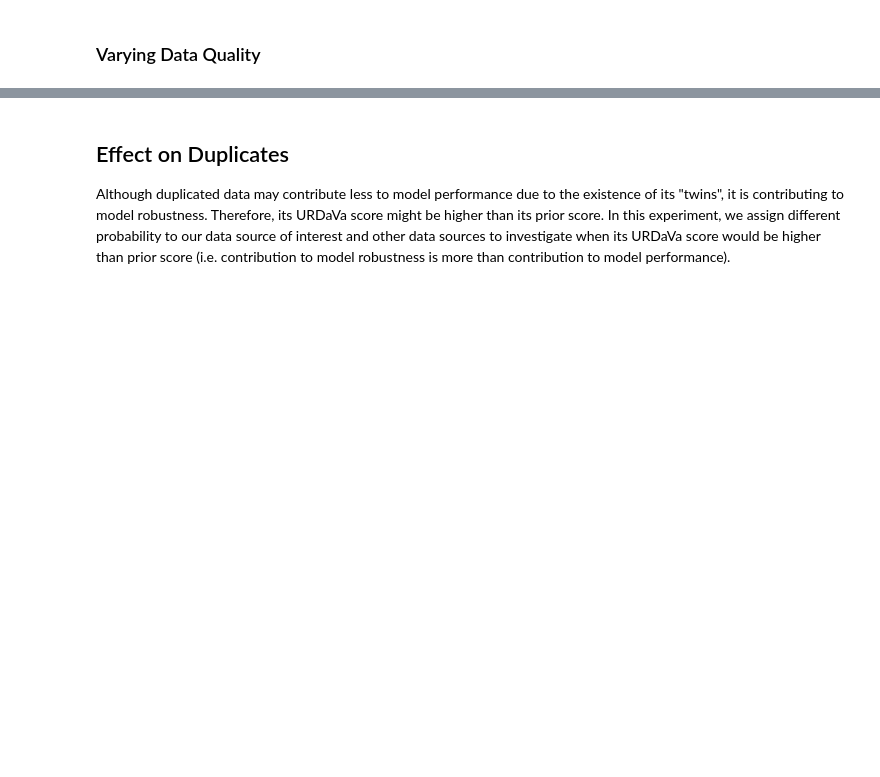
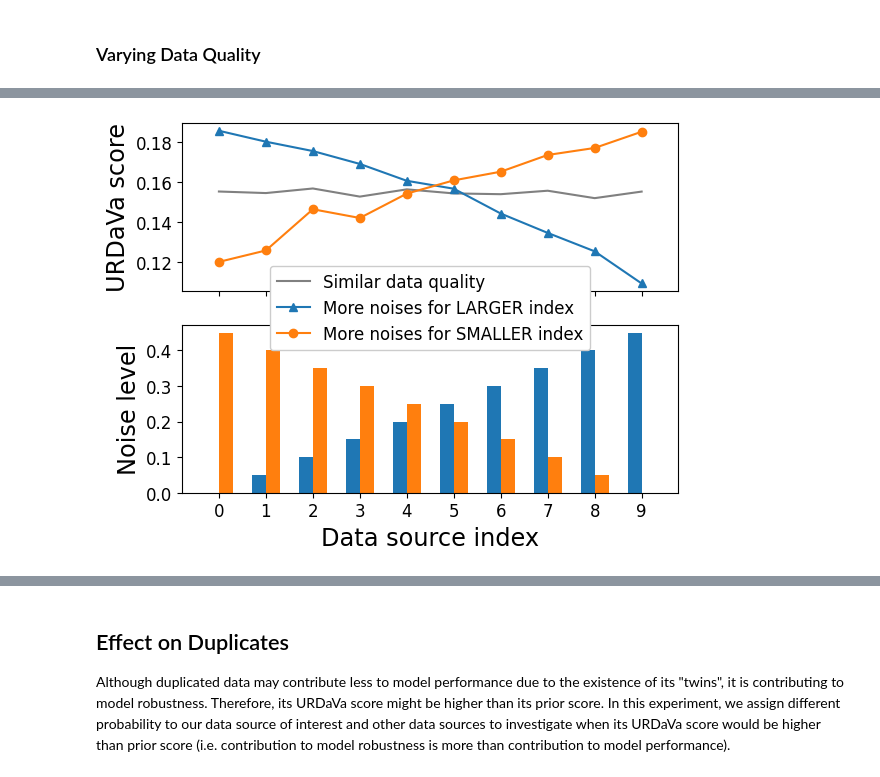
Before and after one commit to snoidetx/derdava, a Jupyter notebook: main.ipynb, the cells around one changed output, grey strips where cells are left out. Drawn from its saved outputs; the diff is of its cells as text; code cells hidden in the pictures; blank space fills up the shorter version.

```diff
--- a/main.ipynb
+++ b/main.ipynb
@@ -228,3 +281,41 @@ ModuleNotFoundError: No module named 'matplotlib'
 # %%
-! pip3 install -r requirements.txt
+import numpy as np
+import os
+
+average_values = {0: 0.15512692432497327, 1: 0.1543477473350852, 2: 0.15664053667962483, 3: 0.1525765943341781, 4: 0.1562011386809955, 5: 0.15417399693725028, 6: 0.15378311942344713, 7: 0.15551906263508425, 8: 0.15180171978543996, 9: 0.1550897677820985}
+average_noisy_values = {0: 0.18554677912663575, 1: 0.18006997100207275, 2: 0.17538631236959387, 3: 0.1689382655647281, 4: 0.16048767448002593, 5: 0.1565291514341094, 6: 0.14409837427639116, 7: 0.13439416162185294, 8: 0.12516949712686073, 9: 0.10906972432647982}
+average_reverse_noisy_values = {0: 0.11988322622868014, 1: 0.1256083455868866, 2: 0.14624139484327428, 3: 0.1418714286473511, 4: 0.15407112915406437, 5: 0.1607097266948841, 6: 0.16504726656574079, 7: 0.17342299875810344, 8: 0.17693406269679915, 9: 0.18504846208089276}
+
+fig, ax = plt.subplots(2, sharex=True)
+line, = ax[0].plot(average_values.values(), color="grey")
+line.set_label("Similar data quality")
+noisy_line, = ax[0].plot(average_noisy_values.values(), marker="^", color="C0")
+noisy_line.set_label("More noises for LARGER index")
+reverse_noisy_line, = ax[0].plot(average_reverse_noisy_values.values(), marker="o", color="C1")
+reverse_noisy_line.set_label("More noises for SMALLER index")
+ax[0].legend(loc="lower center", fontsize="large", bbox_to_anchor=(0.5,-0.4), facecolor='white', framealpha=1)
+ax[0].set_ylabel("URDaVa score", fontsize='xx-large')
+ax[1].set_xlabel("Data source index", fontsize='xx-large')
+ax[1].set_xticks(ticks=list(range(NUM_OF_DATA_SOURCES)))
+ax[1].set_ylabel("Noise level", fontsize='xx-large')
+width = 0.3
+multiplier = 0
+x = np.arange(NUM_OF_DATA_SOURCES)
+noises = [0.05*i for i in range(NUM_OF_DATA_SOURCES)]
+reverse_noises = [(0.45 - 0.05*i) for i in range(NUM_OF_DATA_SOURCES)]
+all_noises = [noises, reverse_noises]
+for i in range(len(all_noises)):
+    offset = width * multiplier
+    ax[1].bar(x + offset - width/2, all_noises[i], width, color=f"C{i}")
+    multiplier += 1
+
+ax[0].tick_params(axis='both', labelsize='large')
+ax[1].tick_params(axis='both', labelsize='large')
+ax[0].set_zorder(ax[1].get_zorder()+1)
+
+plt.show()
+PATH_TO_IMAGES = "./images/data_source_ranking/"
+if not os.path.isdir(PATH_TO_IMAGES):
+    os.makedirs(PATH_TO_IMAGES)
+fig.savefig(os.path.join(PATH_TO_IMAGES, "data_quality_10_svm_diabetes.png"), dpi=300, bbox_inches='tight')
 # %% [output]
@@ -248 +322,2 @@ ERROR: Cannot uninstall opencv-python 4.7.0, RECORD file not found. Hint: The pa
+[figure, added]
 # %%
```
Also changed, not shown: parts of 38 cells of this notebook.
